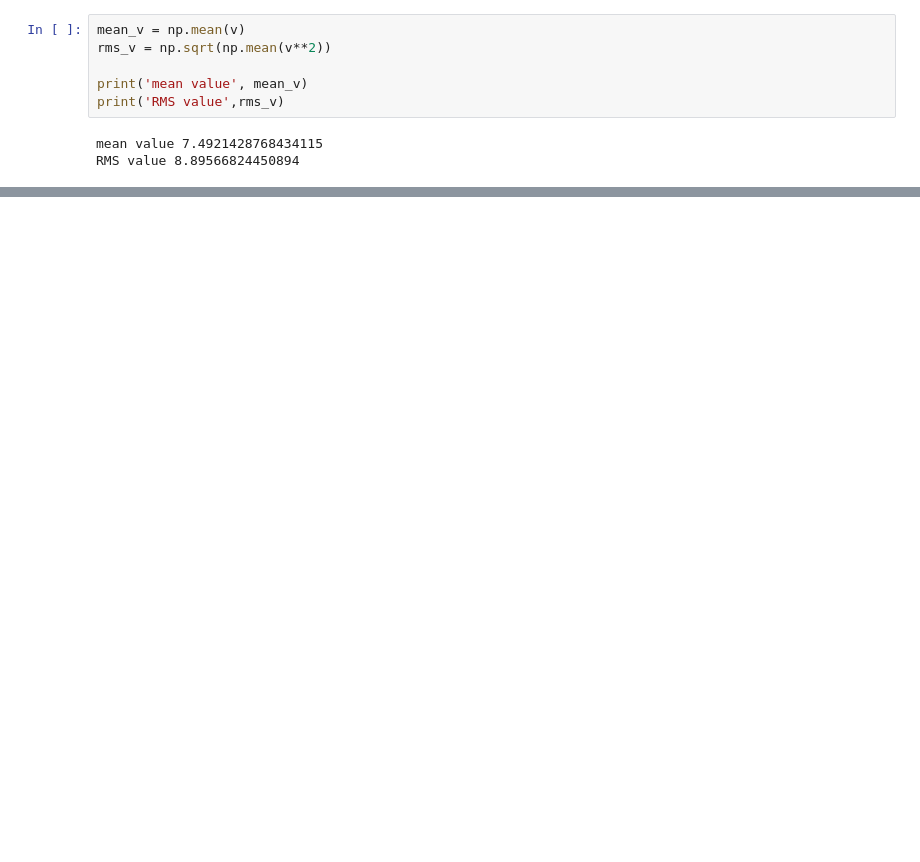
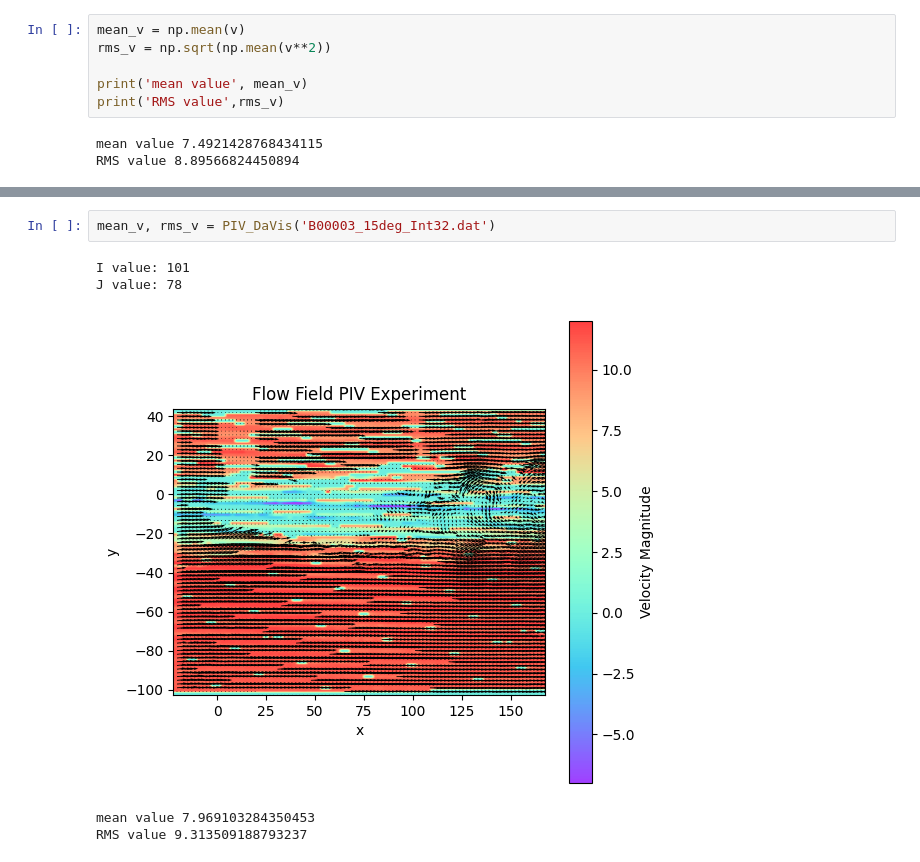
Before and after one commit to Psych17101/FMT-DataProcessing, a Jupyter notebook: PIV__PYTHON.ipynb, the cells around one changed output, grey strips where cells are left out. Drawn from its saved outputs; the diff is of its cells as text; blank space fills up the shorter version.

```diff
--- a/PIV__PYTHON.ipynb
+++ b/PIV__PYTHON.ipynb
@@ -354,0 +530,8 @@ RMS value 8.89566824450894
+# %%
+mean_v, rms_v = PIV_DaVis('B00003_15deg_Int32.dat')
+# %% [output]
+I value: 101
+J value: 78
+[figure, added]
+mean value 7.969103284350453
+RMS value 9.313509188793237
```
Also changed, not shown: parts of 25 cells of this notebook, 24 other files.
